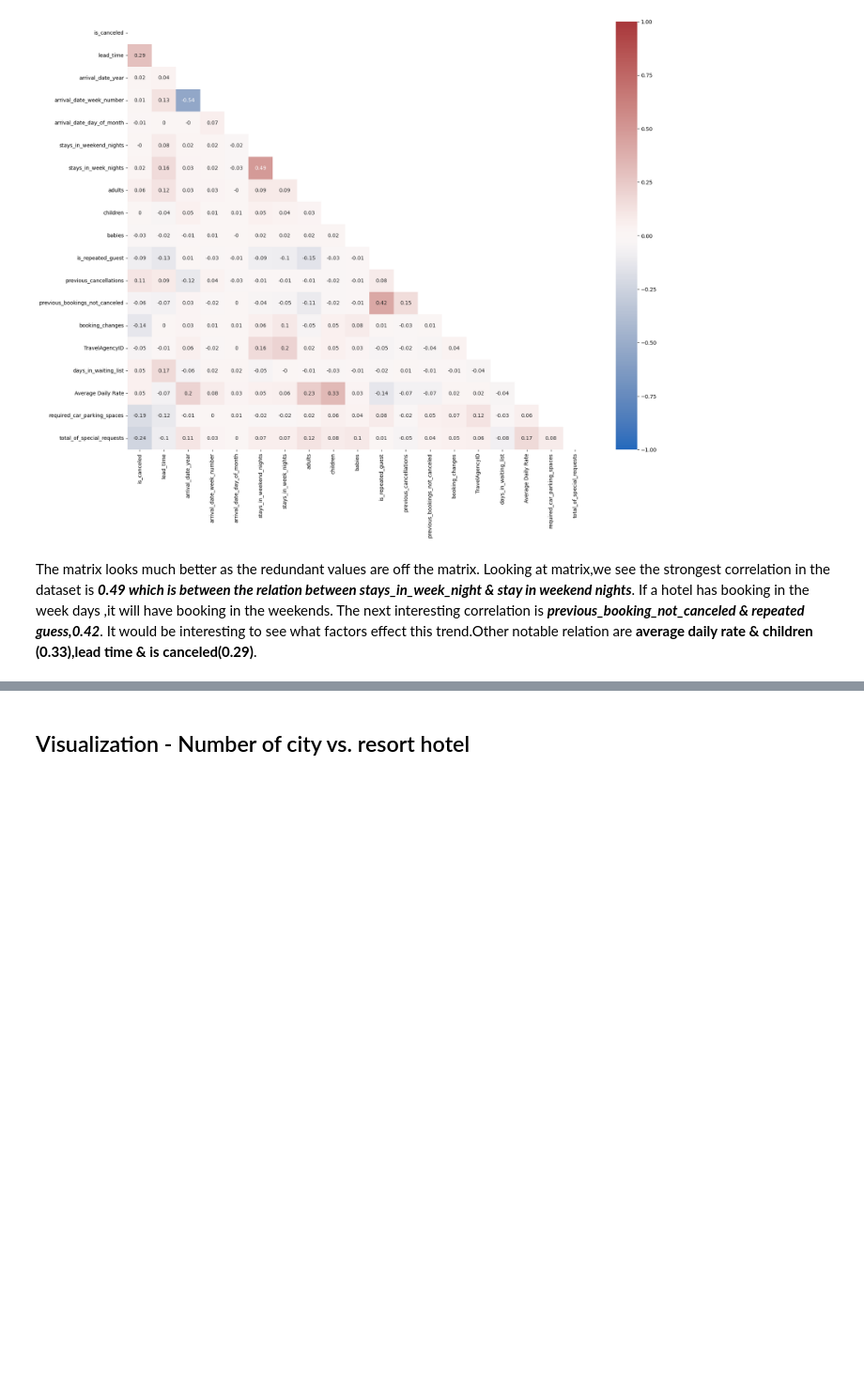
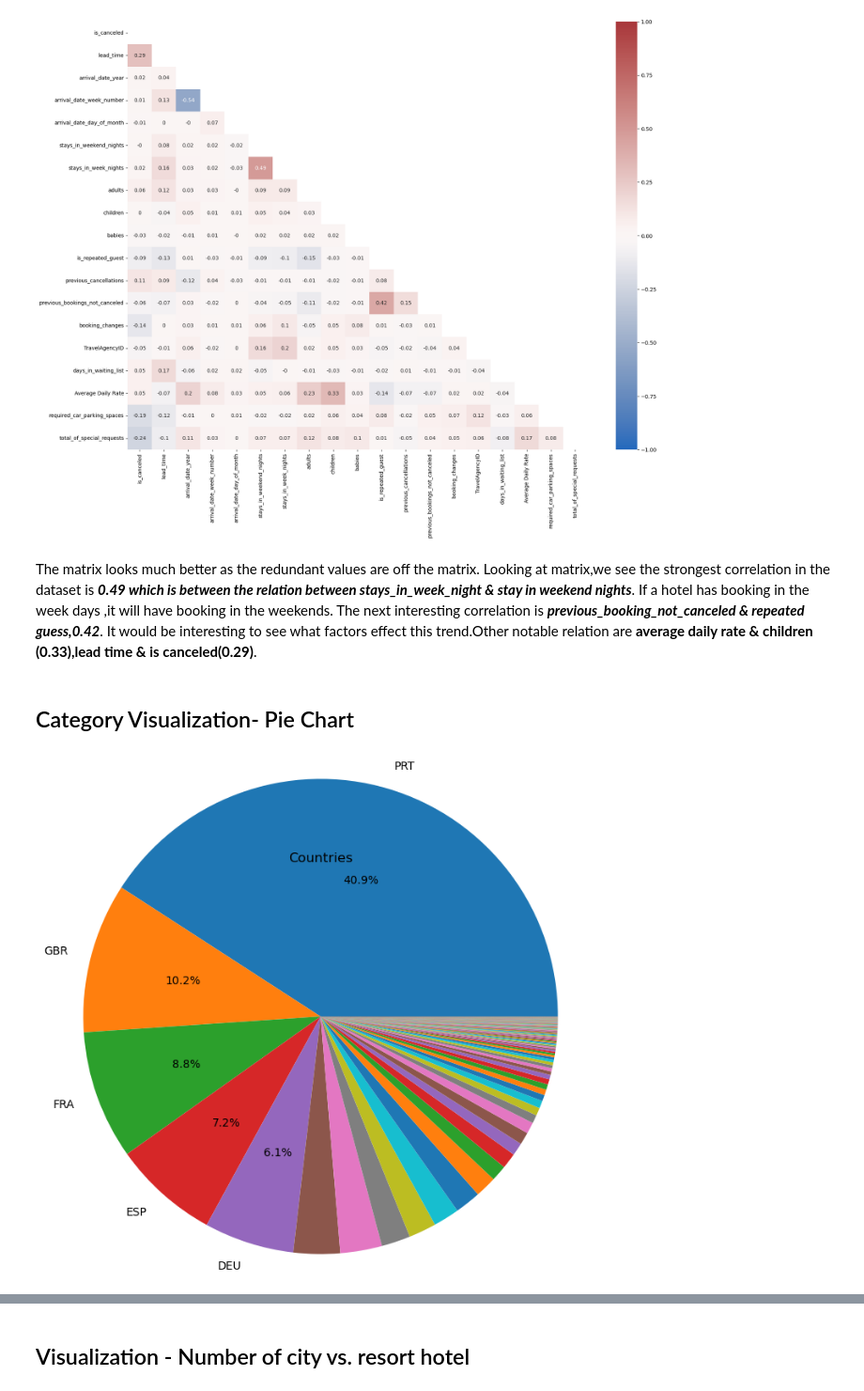
Before and after one commit to mpaydar/Data-Analysis-Personal-Projects, a Jupyter notebook: Data Modeling/hotel_book_prediction.ipynb, the cells around one changed output, grey strips where cells are left out. Shown at 94% size. Saved outputs shown, nothing was run; the diff lists cells and outputs as text; code cells hidden in the pictures; blank space fills up the shorter version.

```diff
--- a/Data Modeling/hotel_book_prediction.ipynb
+++ b/Data Modeling/hotel_book_prediction.ipynb
@@ -245,3 +252,18 @@ sns.heatmap(matrix,annot=True,vmax=1,vmin=-1,cmap='vlag',mask=mask)
 # %% [markdown]
 The matrix looks much better as the redundant values are off the matrix.
 Looking at matrix,we see the strongest correlation in the dataset is ***0.49 which is between the relation between stays_in_week_night & stay in weekend nights***. If a hotel has booking in the week days ,it will have booking in the weekends. The next interesting correlation is ***previous_booking_not_canceled & repeated guess,0.42***. It would be interesting to see what factors effect this trend.Other notable relation are **average daily rate & children (0.33),lead time & is canceled(0.29)**.
+# %% [markdown]
+## Category Visualization- Pie Chart
+# %%
+fig, ax = plt.subplots()
+
+wedges, texts, autotexts = ax.pie(values, labels=labels, autopct='%1.1f%%',radius=2.0)
+threshold = 5
+for label, pct_label in zip(texts, autotexts):
+    pct_value = pct_label.get_text().rstrip('%')
+    if float(pct_value) < threshold:
+        label.set_text('')
+        pct_label.set_text('')
+plt.show()
+# %% [output]
+[figure, added]
```
Also changed, not shown: parts of 17 cells of this notebook.
